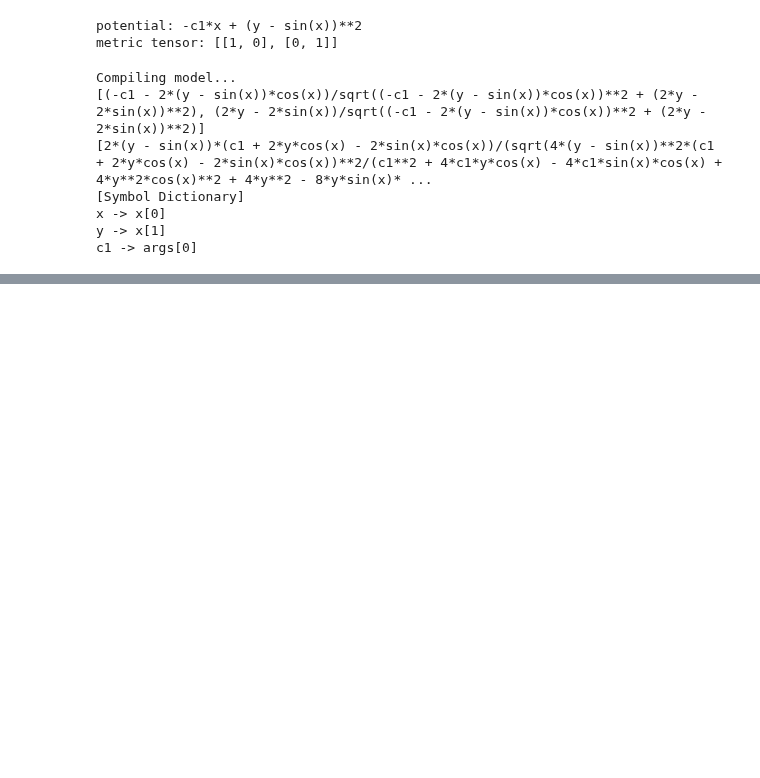
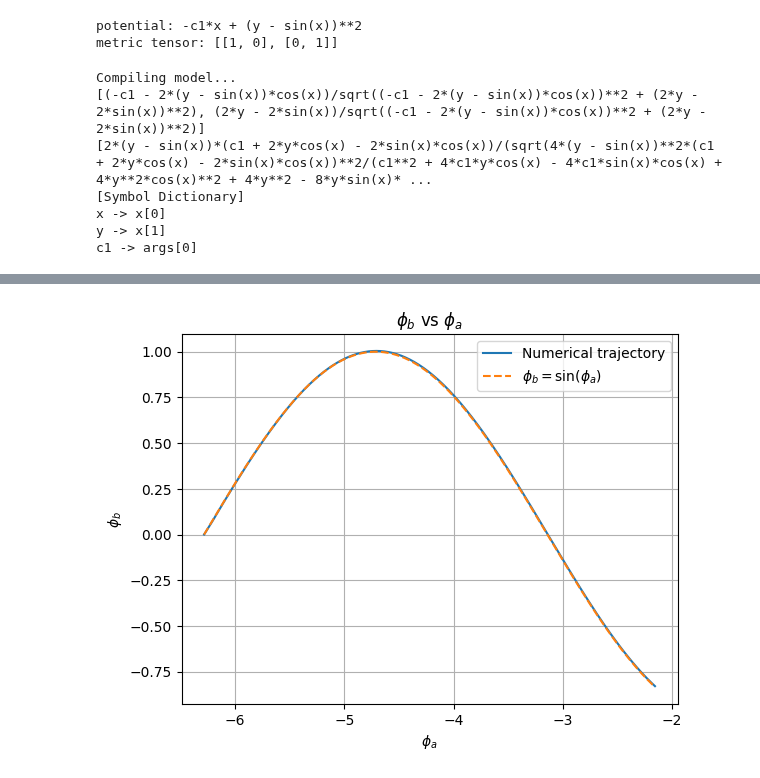
Before and after one commit to smups/inflatox, a Jupyter notebook: test.ipynb, the cells around one changed output, grey strips where cells are left out. Saved outputs shown, nothing was run; the diff lists cells and outputs as text; code cells hidden in the pictures; blank space fills up the shorter version.

```diff
--- a/test.ipynb
+++ b/test.ipynb
@@ -167,0 +168,35 @@ plt.show()
+# %%
+from inflatox.background import solve_eom
+solver = solve_eom(out)
+trajectory = solver.calc_eom_array(
+    args,
+    10000,            #step numbers
+    [-2*np.pi, 0],        #initial condition of phi
+    [0, 0],          #initial condition of phi_dot
+    1e-5,           #step length
+    1e-6,           #max error
+    "rkf",
+)
+# %%
+import numpy as np
+import matplotlib.pyplot as plt
+
+phi_a = trajectory[:, 0]
+phi_b = trajectory[:, 1]
+
+plt.figure()
+plt.plot(phi_a, phi_b, label="Numerical trajectory")
+
+
+phi_a_lin = np.linspace(phi_a.min(), phi_a.max(), 1000)
+phi_b_theory = np.sin(phi_a_lin)
+plt.plot(phi_a_lin, phi_b_theory, "--", label=r"$\phi_b = \sin(\phi_a)$")
+
+plt.xlabel(r"$\phi_a$")
+plt.ylabel(r"$\phi_b$")
+plt.title(r"$\phi_b$ vs $\phi_a$")
+plt.legend()
+plt.grid(True)
+plt.show()
+# %% [output]
+[figure, added]
```
Also changed, not shown: parts of 4 cells of this notebook, 1 other file.
